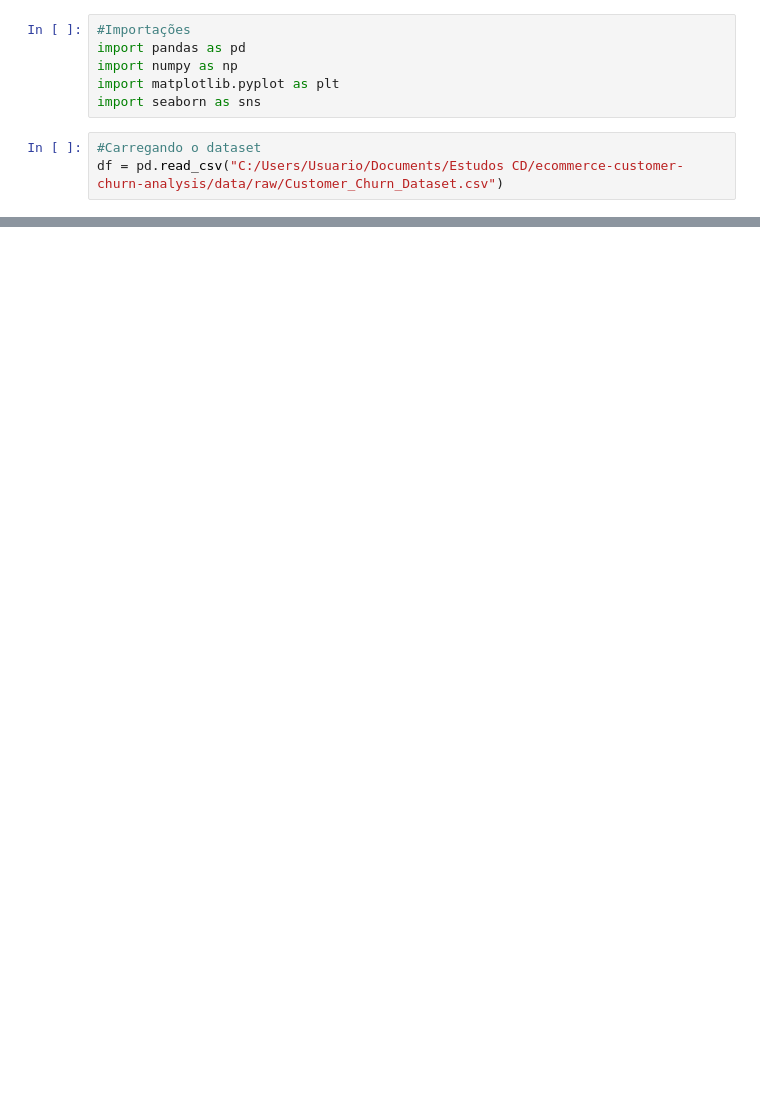
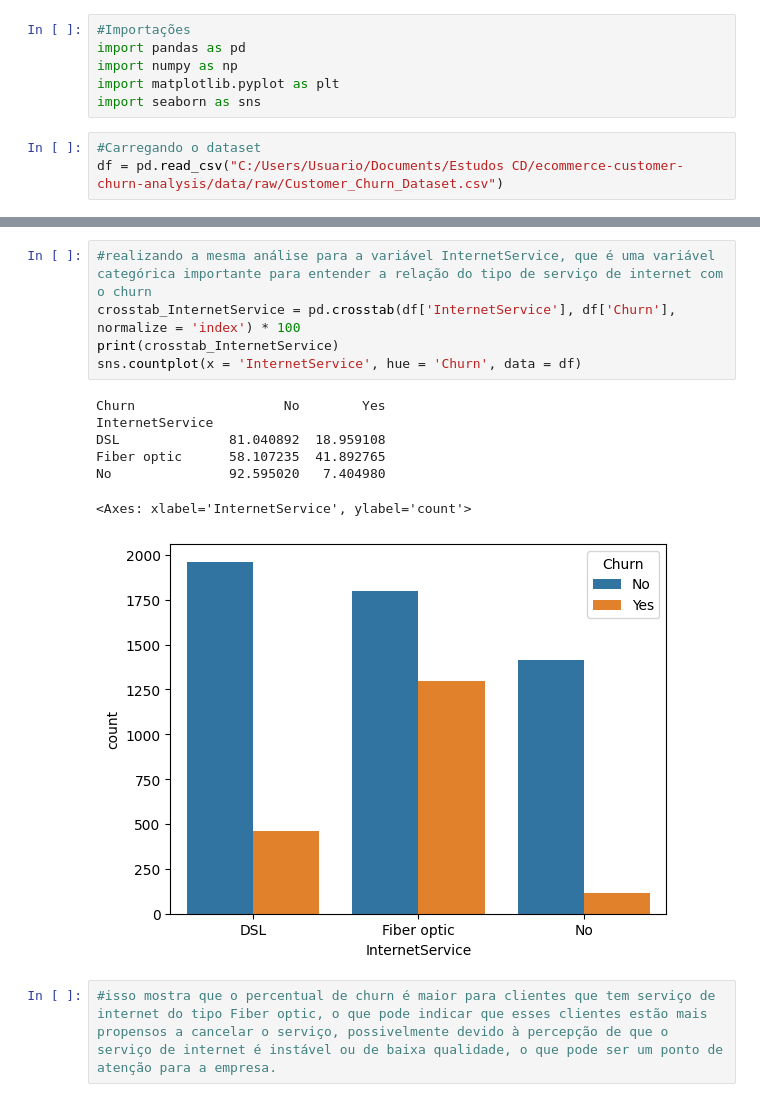
Before and after one commit to BielBabilonia/ecommerce-customer-churn-analysis, a Jupyter notebook: notebooks/01_EDA_Churn_Analyzis.ipynb, the cells around one changed output, grey strips where cells are left out. Saved outputs shown, nothing was run; the diff lists cells and outputs as text; blank space fills up the shorter version.

```diff
--- a/notebooks/01_EDA_Churn_Analyzis.ipynb
+++ b/notebooks/01_EDA_Churn_Analyzis.ipynb
@@ -86,0 +157,15 @@ tenure_group
+# %%
+#realizando a mesma análise para a variável InternetService, que é uma variável categórica importante para entender a relação do tipo de serviço de internet com o churn
+crosstab_InternetService = pd.crosstab(df['InternetService'], df['Churn'], normalize = 'index') * 100
+print(crosstab_InternetService)
+sns.countplot(x = 'InternetService', hue = 'Churn', data = df)
+# %% [output]
+Churn                   No        Yes
+InternetService
+DSL              81.040892  18.959108
+Fiber optic      58.107235  41.892765
+No               92.595020   7.404980
+<Axes: xlabel='InternetService', ylabel='count'>
+[figure, added]
+# %%
+#isso mostra que o percentual de churn é maior para clientes que tem serviço de internet do tipo Fiber optic, o que pode indicar que esses clientes estão mais propensos a cancelar o serviço, possivelmente devido à percepção de que o serviço de internet é instável ou de baixa qualidade, o que pode ser um ponto de atenção para a empresa.
```
Also changed, not shown: parts of 22 cells of this notebook.
